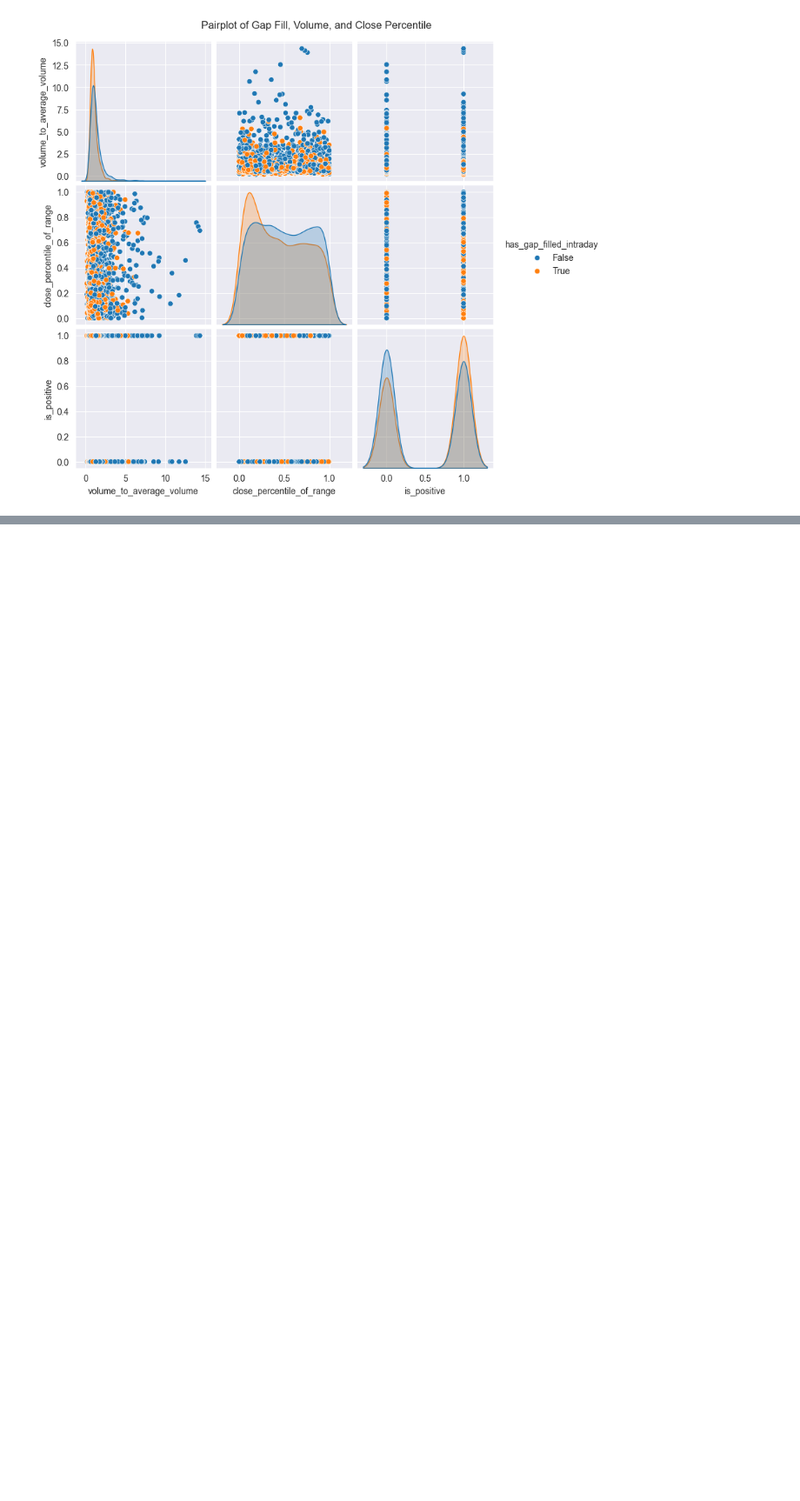
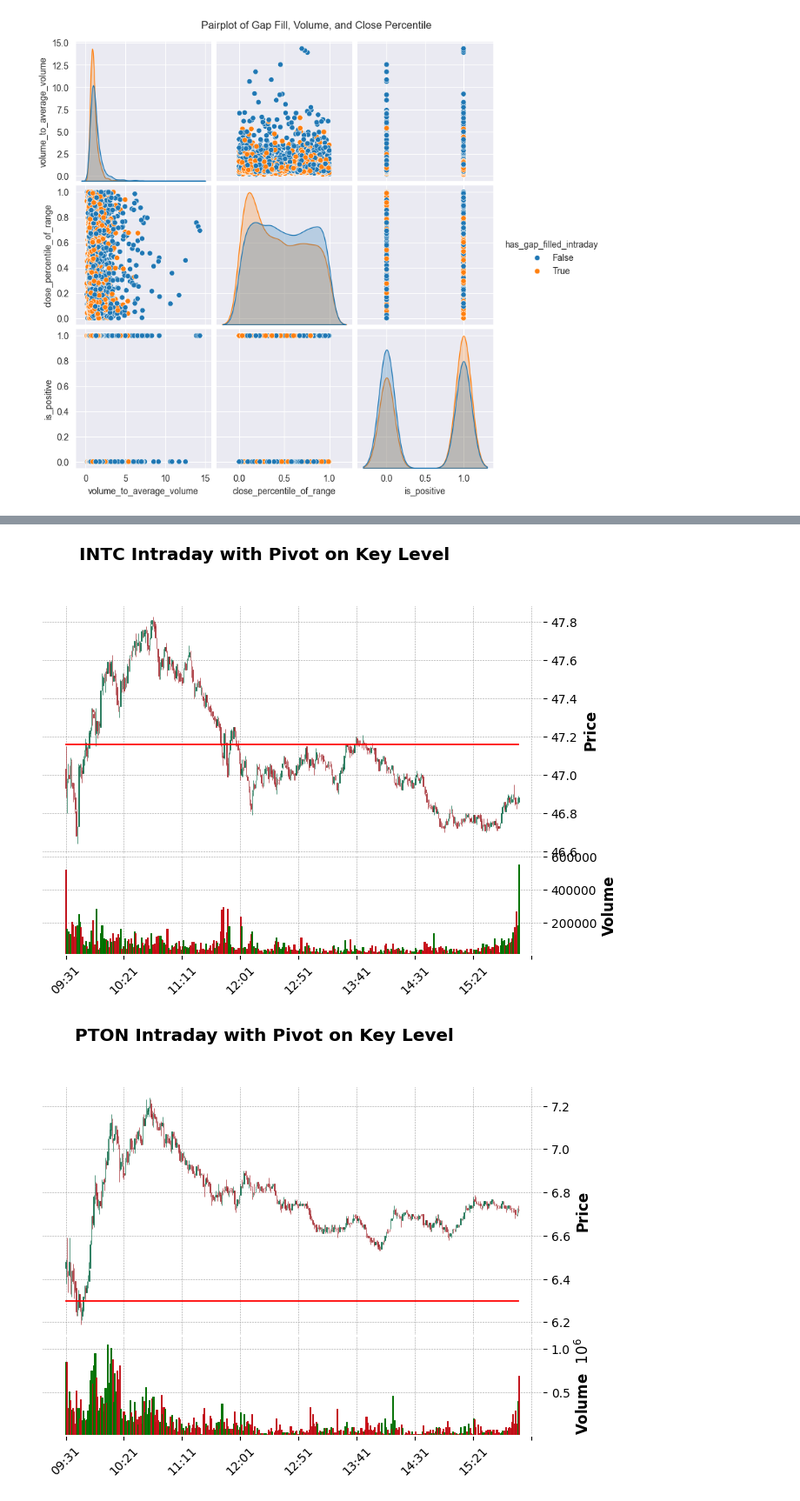
Before and after one commit to itay1542/data_science_workshop, a Jupyter notebook: main.ipynb, the cells around one changed output, grey strips where cells are left out. Shown at 87% size. Cells and saved outputs as stored; diff of their text form; code cells hidden in the pictures; blank space fills up the shorter version.

```diff
--- a/main.ipynb
+++ b/main.ipynb
@@ -574,0 +699,43 @@ The bottom right graph is also informative. It shows that negative gaps are less
+# %%
+# Let's see how intraday price interacts with key levels
+def key_levels_in_daily_range(row):
+    touched_levels = [level for level in row["key_levels"] if level >= row["low"] and level <= row["high"]]
+    return touched_levels[0] if touched_levels else None
+
+def key_levels_in_gap(row):
+    if row["gap"] > 0:
+        touched_levels = [level for level in row["key_levels"] if level >= row["previous_close"] and level <= row["open"]]
+    else:
+        touched_levels = [level for level in row["key_levels"] if level <= row["previous_close"] and level >= row["open"]]
+    return touched_levels[0] if touched_levels else None
+
+def did_pivot(row):
+    # If the stock closed and opened on the same side of the key level
+    return (
+        row["close"] > row["key_level_in_daily_range"] and row["open"] > row["key_level_in_daily_range"]
+        ) or (
+        row["close"] < row["key_level_in_daily_range"] and row["open"] < row["key_level_in_daily_range"]
+    )
+
+df_daily = get_daily_df(df, {"volume": "sum", "low": "min", "high": "max", 'close': 'last', 'open': 'first', "key_levels": "first"})
+df_daily["key_level_in_daily_range"] = df_daily.apply(key_levels_in_daily_range, axis=1)
+df_daily["did_pivot"] = df_daily.apply(did_pivot, axis=1)
+df_daily["previous_close"] = df_daily.groupby("symbol")["close"].shift(1).fillna(daily_df["close"])
+df_daily["gap"] = df_daily["open"] - df_daily["previous_close"]
+df_daily["key_level_in_gap"] = df_daily.apply(key_levels_in_gap, axis=1)
+df = df.merge(df_daily[["symbol", "date", "key_level_in_daily_range", "did_pivot"]], on=["symbol", "date"], how="left").set_index(index)
+# %%
+key_levels_touched_intraday_df = df[~df["key_level_in_daily_range"].isna()]
+# %%
+from plots import plot_intraday_with_key_level
+
+# plot a few charts where the price pivoted on key level and where it didn't
+pivoted = key_levels_touched_intraday_df[key_levels_touched_intraday_df["did_pivot"]]
+symbols = pivoted.sample(3).symbol.unique()
+for symbol in symbols:
+    symbol_df = pivoted[pivoted["symbol"] == symbol]
+    symbol_df = symbol_df[symbol_df["date"] == symbol_df["date"].iloc[0]] # Plot the first day
+    plot_intraday_with_key_level(symbol_df, is_pivot=True)
+# %% [output]
+[figure, added]
+[figure, added]
```
Also changed, not shown: parts of 72 cells of this notebook, 9 other files.
